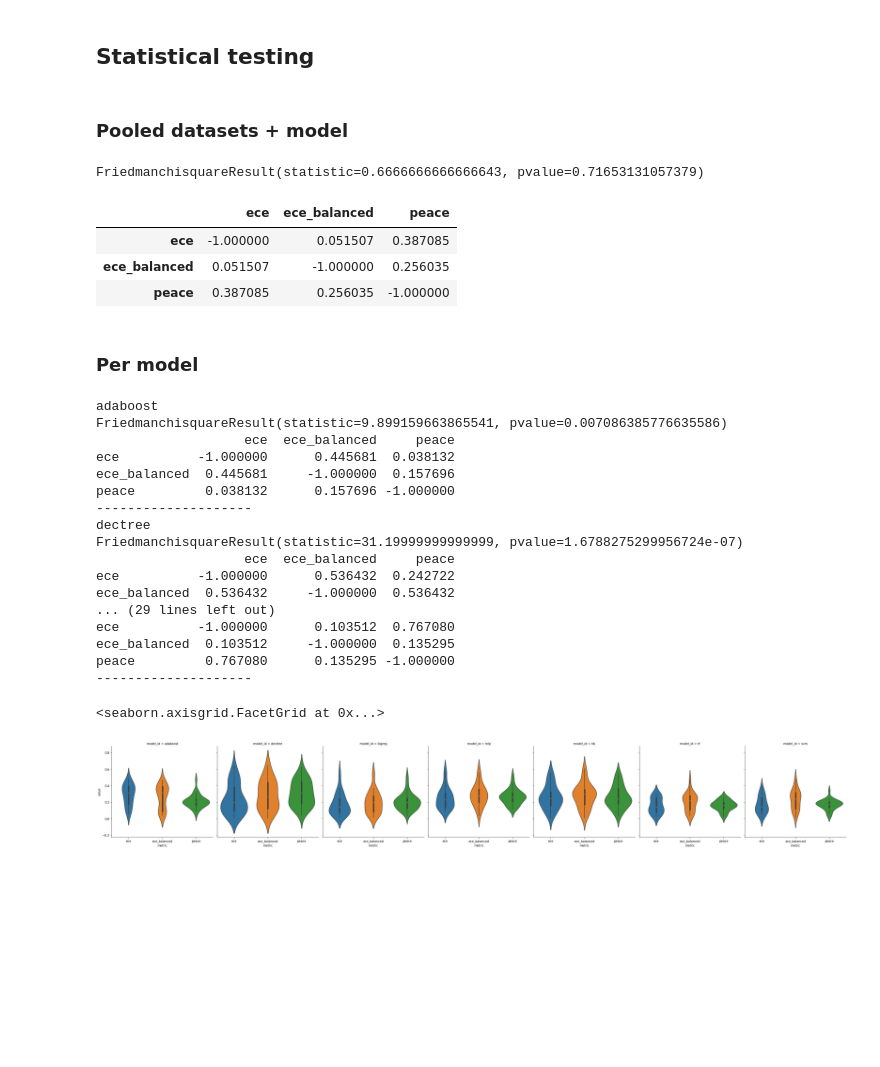
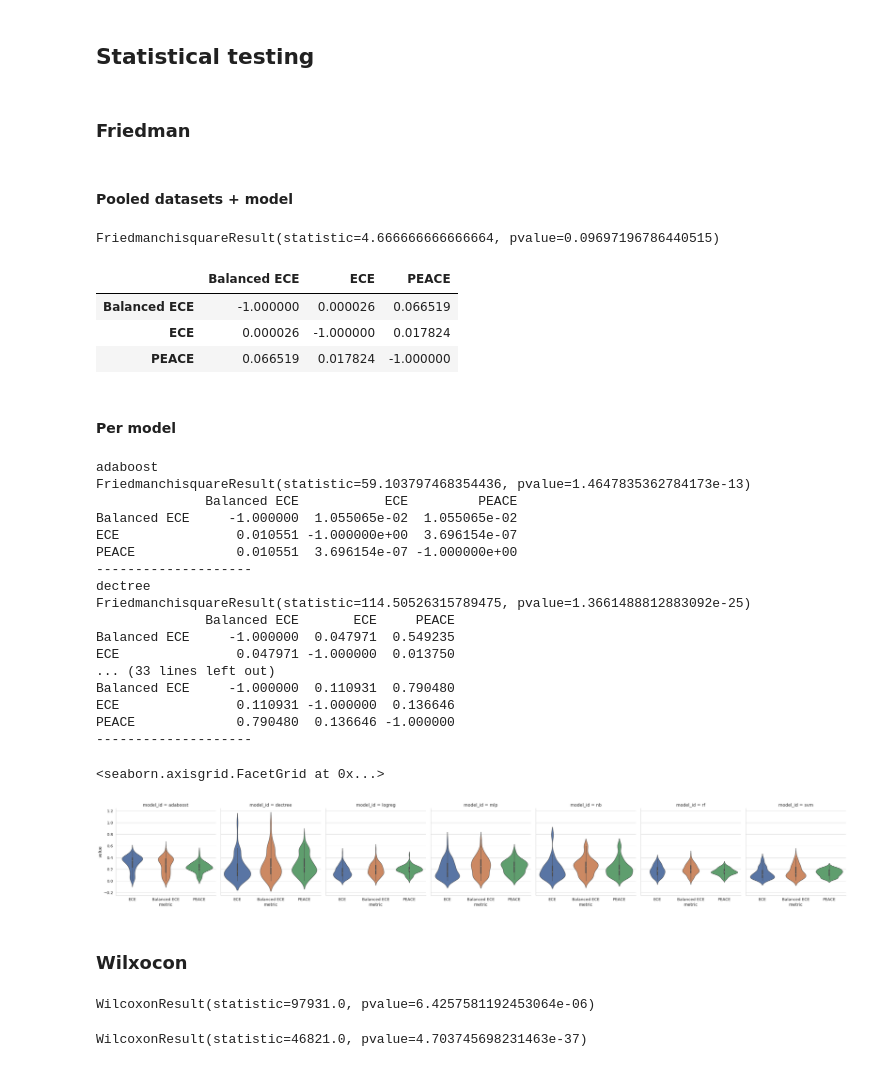
Before and after one commit to MaximLippeveld/riverreliability, a Jupyter notebook: experiments/compare_metrics_over_datasets.ipynb, the cells around one changed output. Saved outputs shown, nothing was run; the diff lists cells and outputs as text; code cells hidden in the pictures; blank space fills up the shorter version.

```diff
--- a/experiments/compare_metrics_over_datasets.ipynb
+++ b/experiments/compare_metrics_over_datasets.ipynb
@@ -310,6 +288,8 @@ df = pandas.concat([
     load("/home/maximl/Data/Experiment_data/results/riverrel/datasets/random_openml/metrics_1601279176.dat"),
     load("/home/maximl/Data/Experiment_data/results/riverrel/datasets/random_openml/metrics_1601279139.dat")
 ])
+# %%
+df = load("/home/maximl/Data/Experiment_data/results/riverrel/datasets/random_openml/metrics_1601367377.dat")
 # %%
 df.head()
 # %% [output]
@@ -403 +383,3 @@ plt.savefig("performance.pdf", bbox_inches="tight")
+# %%
+cols = ["ECE", "Balanced ECE", "PEACE"]
 # %%
@@ -413,7 +390,7 @@ seaborn.displot(data=long_df[long_df["metric"].isin(["class_wise_ece", "class_wi
 # %%
-cols = ["ECE", "Balanced ECE", "PEACE", "cw-ECE", "cw-PEACE"]
-g = seaborn.boxplot(data=long_df[long_df["metric"].isin(cols)], y="value", x="metric")
-seaborn.stripplot(data=long_df[long_df["metric"].isin(["ECE", "Balanced ECE", "PEACE"])], x="metric", y="value", color=".25", s=3, alpha=.8)
+g = seaborn.violinplot(data=long_df[long_df["metric"].isin(cols)], y="value", x="metric")
+# seaborn.stripplot(data=long_df[long_df["metric"].isin(cols)], x="metric", y="value", color=".25", s=2, alpha=.8)
 g.set_xlabel("")
+g.set_ylabel("Metric value")
 plt.savefig("metrics.pdf")
 # %% [output]
@@ -429,26 +406,28 @@ long_df["metric_ord"] = long_df["metric"].map(lambda a: numpy.unique(long_df["me
 # %%
 import scipy.stats
 import scikit_posthocs as sp
+# %% [markdown]
+### Friedman
 # %% [markdown]
-### Pooled datasets + model
+#### Pooled datasets + model
 # %%
-data = grouped_df.loc[grouped_df["repeat"] == 0, ["ece", "ece_balanced", "peace"]].values
+data = grouped_df.loc[grouped_df["repeat"] == 0, cols].values
 scipy.stats.friedmanchisquare(data[0], data[1], data[2])
 # %% [output]
-FriedmanchisquareResult(statistic=0.6666666666666643, pvalue=0.71653131057379)
+FriedmanchisquareResult(statistic=4.666666666666664, pvalue=0.09697196786440515)
 # %%
-long_data = get_longform(grouped_df.loc[grouped_df["repeat"] == 0, ["ece", "ece_balanced", "peace"]])
+long_data = get_longform(grouped_df.loc[grouped_df["repeat"] == 0, cols])
 sp.posthoc_conover(long_data, val_col="value", group_col="metric", p_adjust="holm")
 # %% [output]
-|  | ece | ece_balanced | peace |
-| ece | -1.000000 | 0.051507 | 0.387085 |
-| ece_balanced | 0.051507 | -1.000000 | 0.256035 |
-| peace | 0.387085 | 0.256035 | -1.000000 |
+|  | Balanced ECE | ECE | PEACE |
+| Balanced ECE | -1.000000 | 0.000026 | 0.066519 |
+| ECE | 0.000026 | -1.000000 | 0.017824 |
+| PEACE | 0.066519 | 0.017824 | -1.000000 |
 # %% [markdown]
-### Per model
+#### Per model
 # %%
 for idx, model_df in grouped_df.groupby("model_id"):
-    data = model_df.loc[:, ["ece", "ece_balanced", "peace"]]
+    data = model_df.loc[:, cols]
     test = scipy.stats.friedmanchisquare(data.iloc[:, 0], data.iloc[:, 1], data.iloc[:, 2])
     print(idx)
     print(test)
@@ -459,24 +438,34 @@ for idx, model_df in grouped_df.groupby("model_id"):
     print("-"*20)
 # %% [output]
 adaboost
-FriedmanchisquareResult(statistic=9.899159663865541, pvalue=0.007086385776635586)
-                   ece  ece_balanced     peace
-ece          -1.000000      0.445681  0.038132
-ece_balanced  0.445681     -1.000000  0.157696
-peace         0.038132      0.157696 -1.000000
+FriedmanchisquareResult(statistic=59.103797468354436, pvalue=1.4647835362784173e-13)
+              Balanced ECE           ECE         PEACE
+Balanced ECE     -1.000000  1.055065e-02  1.055065e-02
+ECE               0.010551 -1.000000e+00  3.696154e-07
+PEACE             0.010551  3.696154e-07 -1.000000e+00
 --------------------
 dectree
-FriedmanchisquareResult(statistic=31.19999999999999, pvalue=1.6788275299956724e-07)
-                   ece  ece_balanced     peace
-ece          -1.000000      0.536432  0.242722
-ece_balanced  0.536432     -1.000000  0.536432
-... (29 lines left out)
-ece          -1.000000      0.103512  0.767080
-ece_balanced  0.103512     -1.000000  0.135295
-peace         0.767080      0.135295 -1.000000
+FriedmanchisquareResult(statistic=114.50526315789475, pvalue=1.3661488812883092e-25)
+              Balanced ECE       ECE     PEACE
+Balanced ECE     -1.000000  0.047971  0.549235
+ECE               0.047971 -1.000000  0.013750
+... (33 lines left out)
+Balanced ECE     -1.000000  0.110931  0.790480
+ECE               0.110931 -1.000000  0.136646
+PEACE             0.790480  0.136646 -1.000000
 --------------------
 # %%
-seaborn.catplot(data=long_df[long_df["metric"].isin(["ece", "ece_balanced", "peace"])], x="metric", y="value", col="model_id", kind="violin")
+seaborn.catplot(data=long_df[long_df["metric"].isin(cols)], x="metric", y="value", col="model_id", kind="violin")
 # %% [output]
 <seaborn.axisgrid.FacetGrid at 0x...>
-[figure, old version]
+[figure, new version]
+# %% [markdown]
+### Wilxocon
+# %%
+scipy.stats.wilcoxon(x=grouped_df["ECE"], y=grouped_df["PEACE"])
+# %% [output]
+WilcoxonResult(statistic=97931.0, pvalue=6.4257581192453064e-06)
+# %%
+scipy.stats.wilcoxon(x=grouped_df["ECE"], y=grouped_df["Balanced ECE"], alternative="less")
+# %% [output]
+WilcoxonResult(statistic=46821.0, pvalue=4.703745698231463e-37)
```
Also changed, not shown: parts of 27 cells of this notebook, 1 other file.
